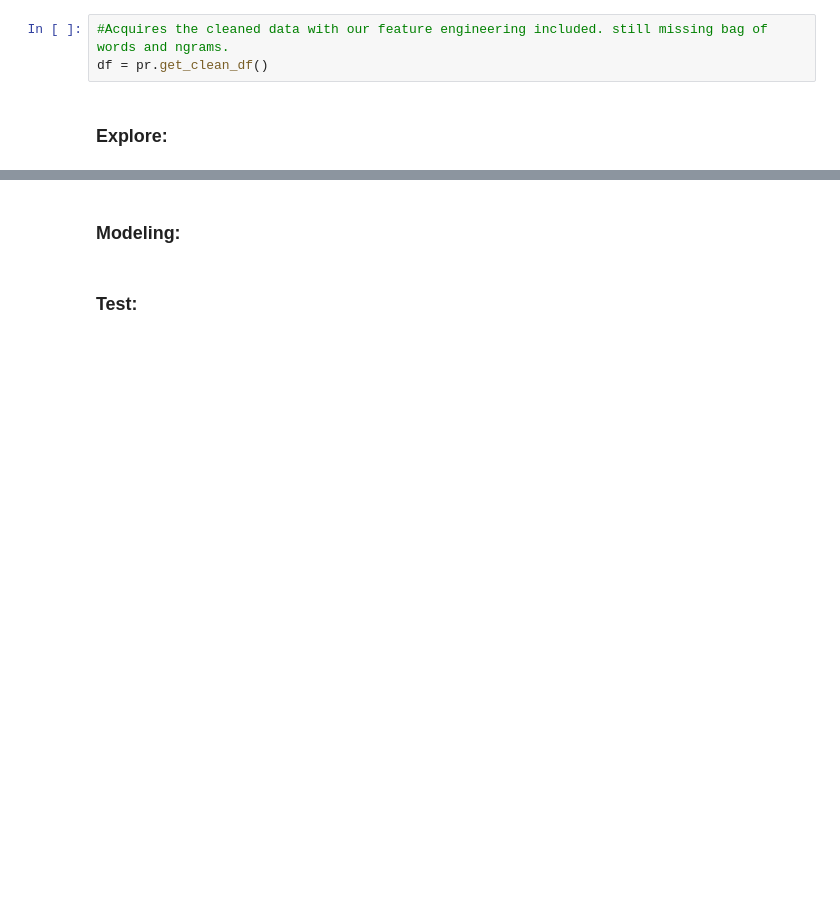
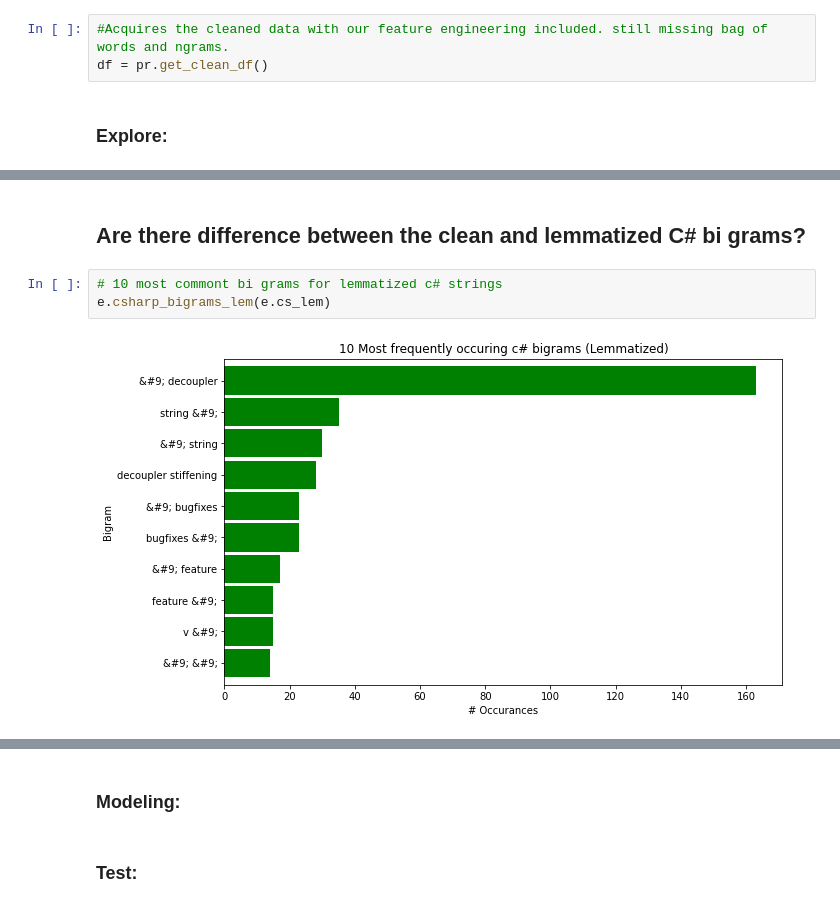
Before and after one commit to Codeup-Mirzakhani-Group1-NLP-Project/Codeup-Mirzakhani-GitHub-Scrape-NLP-Project, a Jupyter notebook: Final_Notebook_Draft.ipynb, the cells around one changed output, grey strips where cells are left out. Drawn from its saved outputs; the diff is of its cells as text; blank space fills up the shorter version.

```diff
--- a/Final_Notebook_Draft.ipynb
+++ b/Final_Notebook_Draft.ipynb
@@ -50,0 +118,7 @@ df = pr.get_clean_df()
+# %% [markdown]
+## Are there difference between the clean and lemmatized C# bi grams?
+# %%
+# 10 most commont bi grams for lemmatized c# strings
+e.csharp_bigrams_lem(e.cs_lem)
+# %% [output]
+[figure, added]
```
Also changed, not shown: parts of 21 cells of this notebook.
